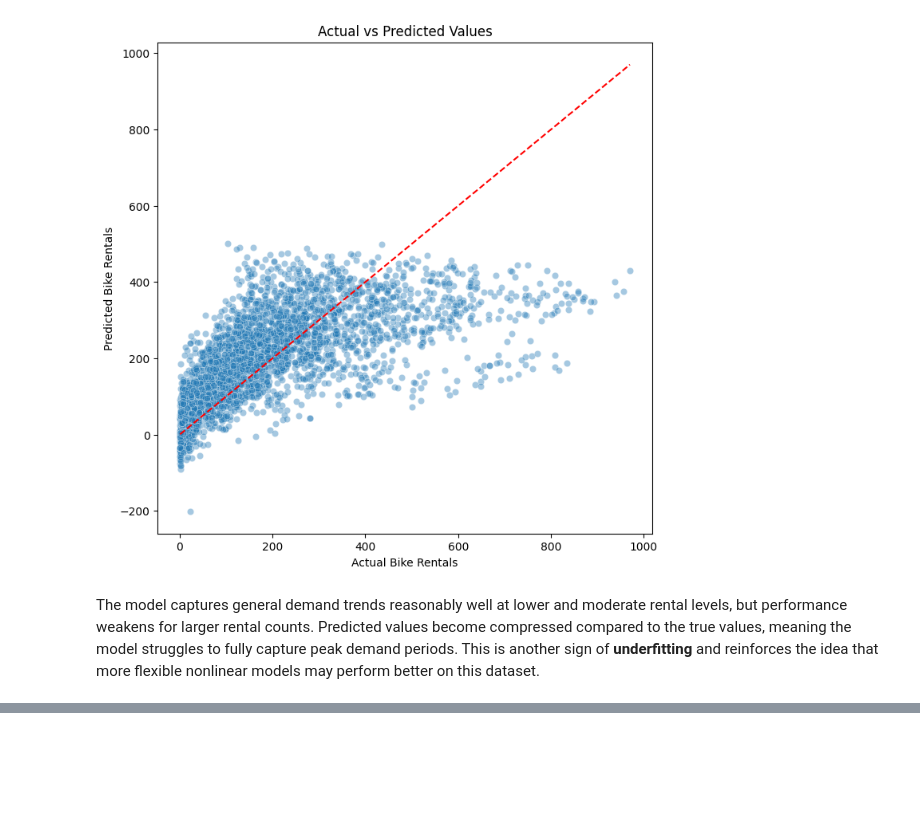
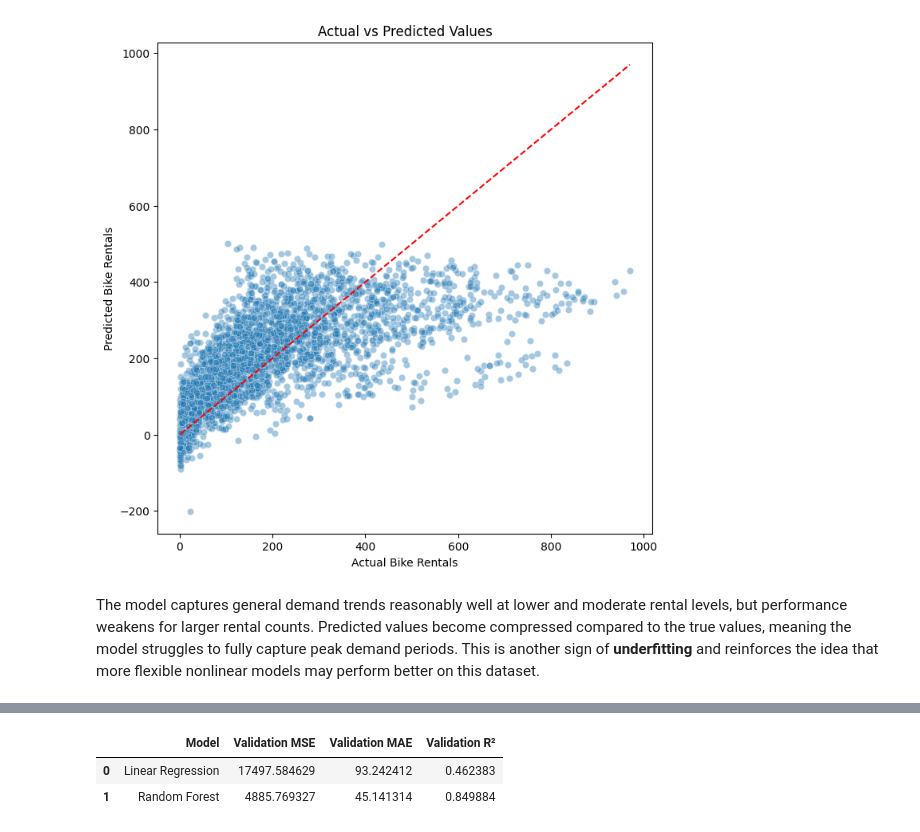
Before and after one commit to neerapatel5/ML-fundamentals-2026, a Jupyter notebook: Assignment_2_Neera_Patel.ipynb, the cells around one changed output, grey strips where cells are left out. Cells and saved outputs as stored; diff of their text form; code cells hidden in the pictures; blank space fills up the shorter version.

```diff
--- a/Assignment_2_Neera_Patel.ipynb
+++ b/Assignment_2_Neera_Patel.ipynb
@@ -624,0 +643,10 @@ The feature engineering choices in this section matter more for LR than they lik
+# %%
+## training metrics - keeping same across all models
+rf_train_mse = mean_squared_error(y_train, rf_train_pred)
+rf_train_mae = mean_absolute_error(y_train, rf_train_pred)
+rf_train_r2 = r2_score(y_train, rf_train_pred)
+
+## validation metrics
+rf_val_mse = mean_squared_error(y_val, rf_val_pred)
+rf_val_mae = mean_absolute_error(y_val, rf_val_pred)
+rf_val_r2 = r2_score(y_val, rf_val_pred)
@@ -624,0 +682,13 @@ The feature engineering choices in this section matter more for LR than they lik
+# %%
+model_comparison = pd.DataFrame({
+    "Model": ["Linear Regression", "Random Forest"],
+    "Validation MSE": [lin_val_mse, rf_val_mse],
+    "Validation MAE": [lin_val_mae, rf_val_mae],
+    "Validation R²": [lin_val_r2, rf_val_r2]
+})
+
+model_comparison
+# %% [output]
+|  | Model | Validation MSE | Validation MAE | Validation R² |
+| 0 | Linear Regression | 17497.584629 | 93.242412 | 0.462383 |
+| 1 | Random Forest | 4885.769327 | 45.141314 | 0.849884 |
```
Also changed, not shown: parts of 15 cells of this notebook.
